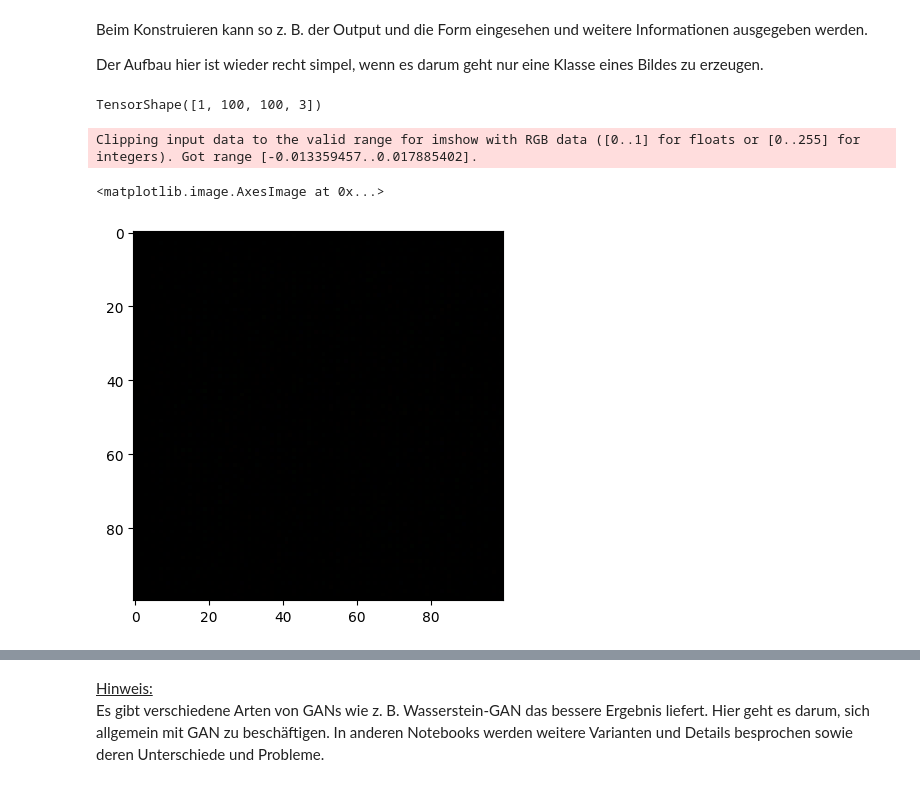
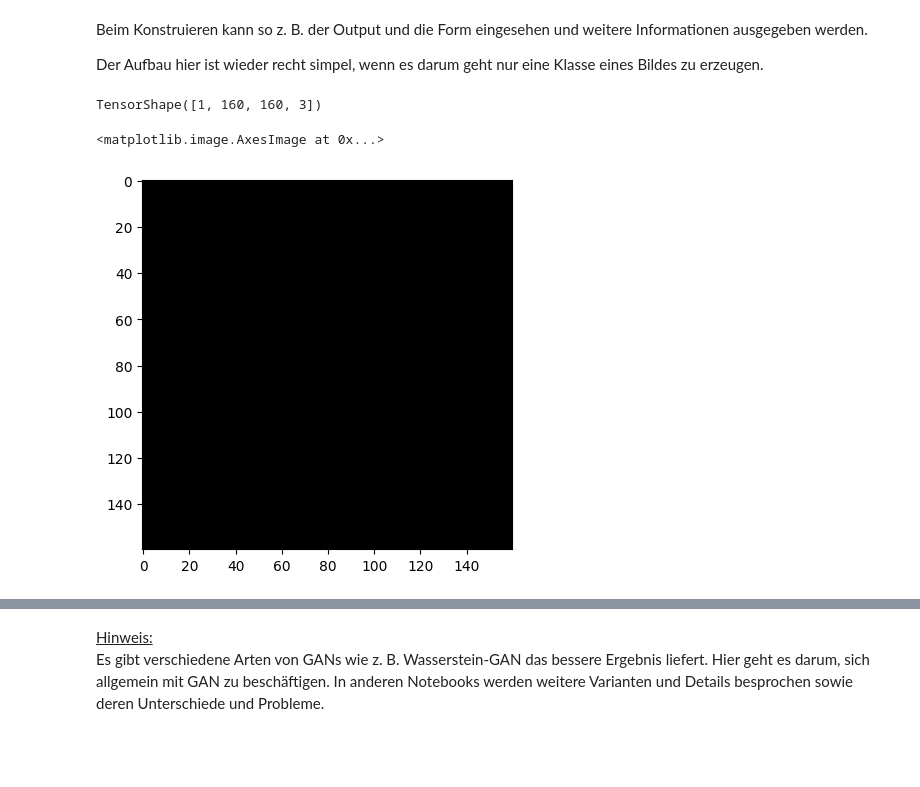
Before and after one commit to as8345s/GenAI_LangChain_Content, a Jupyter notebook: GAN/GAN-CNN.ipynb, the cells around one changed output, grey strips where cells are left out. Cells and saved outputs as stored; diff of their text form; code cells hidden in the pictures; blank space fills up the shorter version.

Commit message:
Update Notebooks
- About to finish the GAN CNN Notebook
- Adding extra comments and fixes

```diff
--- a/GAN/GAN-CNN.ipynb
+++ b/GAN/GAN-CNN.ipynb
@@ -69,35 +90,0 @@ noise_dim = 125
-# %%
-# Generator soll Bild erzeugen.
-def create_generator(img_dim:int=125):
-    model = tf.keras.Sequential()
-    # ---- #
-    model.add(tf.keras.layers.Dense(units=25*25*256, input_shape=(img_dim, ), use_bias=False))
-    model.add(tf.keras.layers.BatchNormalization())
-    model.add(tf.keras.layers.LeakyReLU())
-    model.add(tf.keras.layers.Reshape(( 25, 25, 256)))
-    # ---- #
-    # Transpose # 1
-    model.add(tf.keras.layers.Conv2DTranspose(filters=128, kernel_size=(4,4),  padding='same', use_bias=False))
-    model.add(tf.keras.layers.BatchNormalization())
-    model.add(tf.keras.layers.LeakyReLU())
-     # Transpose # 1
-    model.add(tf.keras.layers.Conv2DTranspose(filters=128, kernel_size=(4,4),  padding='same', use_bias=False))
-    model.add(tf.keras.layers.BatchNormalization())
-    model.add(tf.keras.layers.LeakyReLU())
-    # Transpose # 2
-    model.add(tf.keras.layers.Conv2DTranspose(filters=64, kernel_size=(2,2), strides=(2,2), padding='same', use_bias=False))  # Durch Strides, Filters und Padding wird Output skaliert.
-    model.add(tf.keras.layers.BatchNormalization())
-    model.add(tf.keras.layers.LeakyReLU())
-    # Transpose # 3
-    model.add(tf.keras.layers.Conv2DTranspose(filters=32, kernel_size=(2,2), strides=(1,1), padding='same', use_bias=False))
-    model.add(tf.keras.layers.BatchNormalization())
-    model.add(tf.keras.layers.LeakyReLU())
-    # Transpose # 4
-    model.add(tf.keras.layers.Conv2DTranspose(filters=16, kernel_size=(1,1), strides=(1,1), padding='same', use_bias=False))
-    model.add(tf.keras.layers.BatchNormalization())
-    model.add(tf.keras.layers.LeakyReLU())   # leaky
-
-    model.add(tf.keras.layers.Conv2DTranspose(filters=3, kernel_size=(5,5), strides=(2,2), padding='same', use_bias=False, activation='tanh'))
-    # Anders als bei einem ANN muss der Output nicht extra
-
-    return model
@@ -106,15 +137,17 @@ Beim Konstruieren kann so z. B. der Output und die Form eingesehen und weitere I
 
 Der Aufbau hier ist wieder recht simpel, wenn es darum geht nur eine Klasse eines Bildes zu erzeugen.
 # %%
-noise = np.random.normal(0, 1, (1, 125))
+# Damit können wir einfach und schnell sehen was das Netz ausgibt.
+# - Für eine Schritt für Schritt konstruierung.
+noise = np.random.normal(0, 1, (1, noise_dim))
 generator = create_generator(noise_dim)
 img = generator(noise)
 img.shape
 # %% [output]
-TensorShape([1, 100, 100, 3])
+TensorShape([1, 160, 160, 3])
 # %%
-plt.imshow(img[0])
+# Noch ist da nichts.
+plt.imshow(np.array(img[0], np.int32))
 # %% [output]
-Clipping input data to the valid range for imshow with RGB data ([0..1] for floats or [0..255] for integers). Got range [-0.013359457..0.017885402].
+<matplotlib.image.AxesImage at 0x...>
-<matplotlib.image.AxesImage at 0x...>
-[figure, old version]
+[figure, new version]
```
Also changed, not shown: parts of 37 cells of this notebook.
